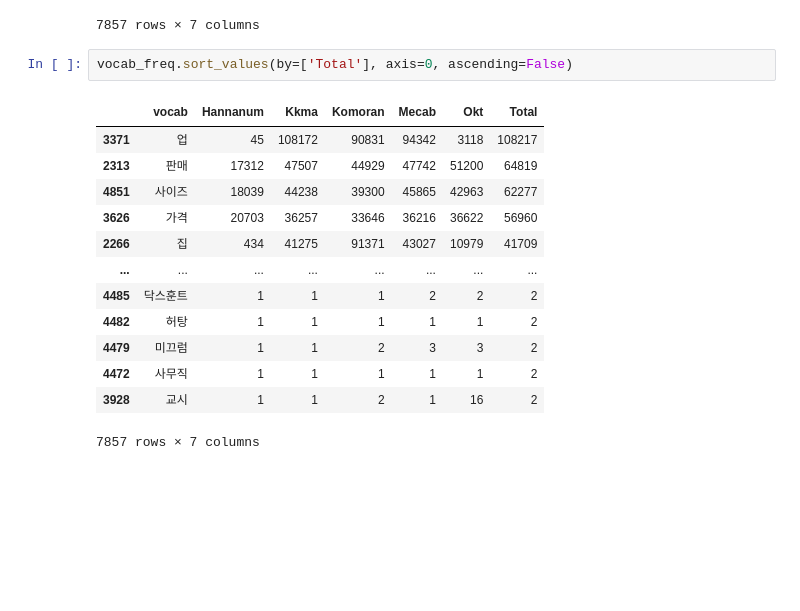
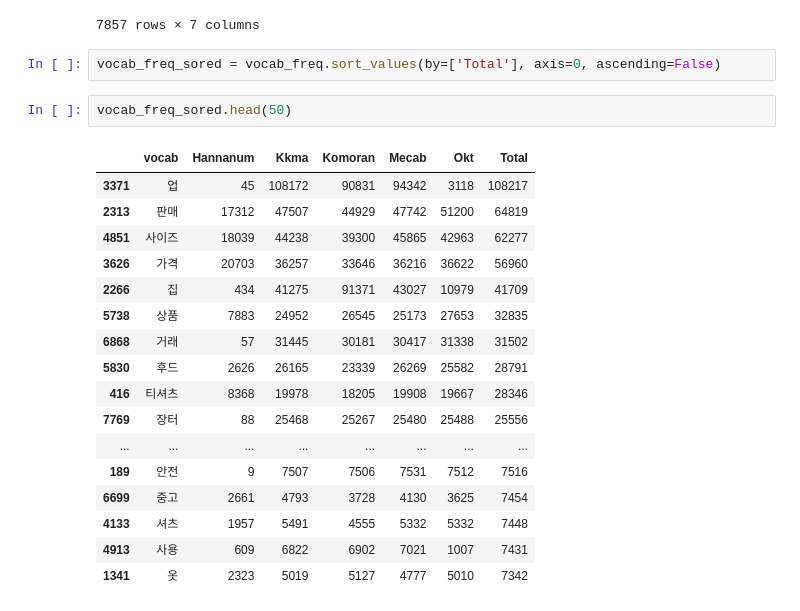
Before and after one commit to R1NRINRIN/NLP-TextMining, a Jupyter notebook: SourceCode/11.23 형태소 분석 교집합 단어 빈도수.ipynb, the cells around one changed output. Saved outputs shown, nothing was run; the diff lists cells and outputs as text; blank space fills up the shorter version.

```diff
--- a/SourceCode/11.23 형태소 분석 교집합 단어 빈도수.ipynb
+++ b/SourceCode/11.23 형태소 분석 교집합 단어 빈도수.ipynb
@@ -395,18 +395,24 @@ vocab_freq
 | 7856 | 선상 | 1 | 6 | 1 | 6 | 1 | 7 |
 7857 rows × 7 columns
 # %%
-vocab_freq.sort_values(by=['Total'], axis=0, ascending=False)
+vocab_freq_sored = vocab_freq.sort_values(by=['Total'], axis=0, ascending=False)
-# %% [output]
-|  | vocab | Hannanum | Kkma | Komoran | Mecab | Okt | Total |
-| 3371 | 업 | 45 | 108172 | 90831 | 94342 | 3118 | 108217 |
-| 2313 | 판매 | 17312 | 47507 | 44929 | 47742 | 51200 | 64819 |
-| 4851 | 사이즈 | 18039 | 44238 | 39300 | 45865 | 42963 | 62277 |
-| 3626 | 가격 | 20703 | 36257 | 33646 | 36216 | 36622 | 56960 |
-| 2266 | 집 | 434 | 41275 | 91371 | 43027 | 10979 | 41709 |
-| ... | ... | ... | ... | ... | ... | ... | ... |
-| 4485 | 닥스훈트 | 1 | 1 | 1 | 2 | 2 | 2 |
-| 4482 | 허탕 | 1 | 1 | 1 | 1 | 1 | 2 |
-| 4479 | 미끄럼 | 1 | 1 | 2 | 3 | 3 | 2 |
-| 4472 | 사무직 | 1 | 1 | 1 | 1 | 1 | 2 |
-| 3928 | 교시 | 1 | 1 | 2 | 1 | 16 | 2 |
-7857 rows × 7 columns
+# %%
+vocab_freq_sored.head(50)
+# %% [output]
+|  | vocab | Hannanum | Kkma | Komoran | Mecab | Okt | Total |
+| 3371 | 업 | 45 | 108172 | 90831 | 94342 | 3118 | 108217 |
+| 2313 | 판매 | 17312 | 47507 | 44929 | 47742 | 51200 | 64819 |
+| 4851 | 사이즈 | 18039 | 44238 | 39300 | 45865 | 42963 | 62277 |
+| 3626 | 가격 | 20703 | 36257 | 33646 | 36216 | 36622 | 56960 |
+| 2266 | 집 | 434 | 41275 | 91371 | 43027 | 10979 | 41709 |
+| 5738 | 상품 | 7883 | 24952 | 26545 | 25173 | 27653 | 32835 |
+| 6868 | 거래 | 57 | 31445 | 30181 | 30417 | 31338 | 31502 |
+| 5830 | 후드 | 2626 | 26165 | 23339 | 26269 | 25582 | 28791 |
+| 416 | 티셔츠 | 8368 | 19978 | 18205 | 19908 | 19667 | 28346 |
+| 7769 | 장터 | 88 | 25468 | 25267 | 25480 | 25488 | 25556 |
+| ... | ... | ... | ... | ... | ... | ... | ... |
+| 189 | 안전 | 9 | 7507 | 7506 | 7531 | 7512 | 7516 |
+| 6699 | 중고 | 2661 | 4793 | 3728 | 4130 | 3625 | 7454 |
+| 4133 | 셔츠 | 1957 | 5491 | 4555 | 5332 | 5332 | 7448 |
+| 4913 | 사용 | 609 | 6822 | 6902 | 7021 | 1007 | 7431 |
+| 1341 | 옷 | 2323 | 5019 | 5127 | 4777 | 5010 | 7342 |
```
Also changed, not shown: 3 other files.
